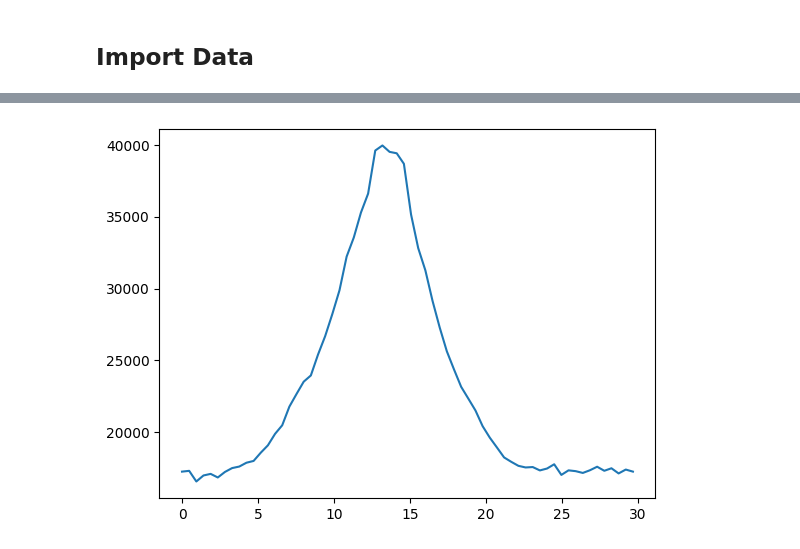
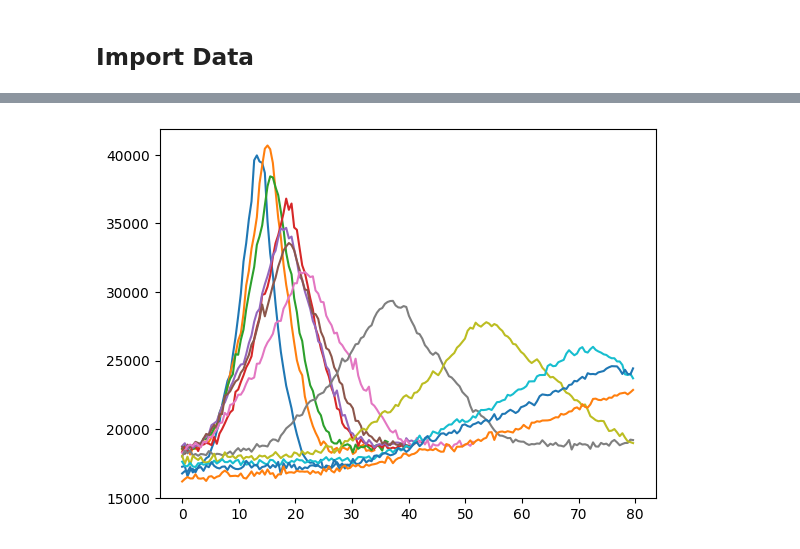
Before and after one commit to akay8/Level4Project, a Jupyter notebook: test_file.ipynb, the cells around one changed output, grey strips where cells are left out. Cells and saved outputs as stored; diff of their text form; code cells hidden in the pictures.

Commit message:
updated function to read list of file names

```diff
--- a/test_file.ipynb
+++ b/test_file.ipynb
@@ -21,18 +22,31 @@ Function below that takes path and filename (with extension) and returns distanc
 # %%
-def import_data(global_path, filename):
+def import_data(global_path):
 
-    # Define useful path to data
-    global_path = "D:/1. L4 Project/Fibres/2023-11-28/Data-Photo2/"
+    # Function which finds filenames of csvs in a folder
+    def find_csv_filenames( path_to_dir, suffix=".csv" ):
+        filenames = listdir(path_to_dir)
+        return [ filename for filename in filenames if filename.endswith( suffix ) ]
 
-    # Import an execl sheet as dataframe, called 'Values1'
-    # NB: Image J seems to have saved this 'excel sheet' as a csv file
-    df_test = pd.read_csv(global_path + filename)
+    # the list of files in the folder
+    files_list = find_csv_filenames(global_path)
 
-    # Extracing a column by title and converting data to array
-    distance = np.array(df_test['Distance_(microns)'])
-    amp = np.array(df_test['Gray_Value'])
+    # empty lists to put values in
+    distances = []
+    amps = []
 
-    return distance, amp
+    # loop through file names in directory
+    for f in range(len(files_list)):
+
+        # Import an execl sheet as dataframe, called 'Values1'
+        # NB: Image J seems to have saved this 'excel sheet' as a csv file
+        df_test = pd.read_csv(global_path + files_list[f])
+
+        # Extracing a column by title and converting data to array
+        distances.append(np.array(df_test['Distance_(microns)']))
+        amps.append(np.array(df_test['Gray_Value']))
+
+    # returning arrays within two big lists
+    return distances, amps
 # %%
 # Define useful path to data
 globalpath = "D:/1. L4 Project/Fibres/2023-11-28/Data-Photo2/"
@@ -41,5 +53,9 @@ distance1, amp1 = import_data(globalpath, 'Values1.csv')
-# %%
-plt.plot(distance1, amp1)
-plt.show()
-# %% [output]
-[figure, removed]
+# %%
+distances, amplitudes = import_data(globalpath)
+# %%
+for i in range(12):
+    plt.plot(distances[i][0:170], amplitudes[i][0:170])
+
+plt.show()
+# %% [output]
+[figure, added]
```
Also changed, not shown: parts of 4 cells of this notebook.
